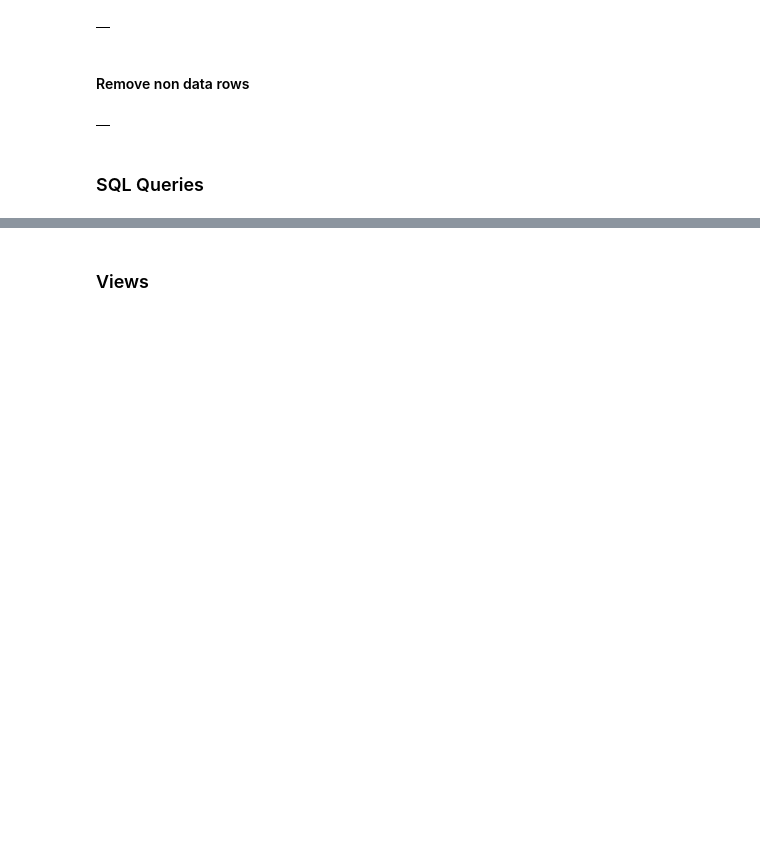
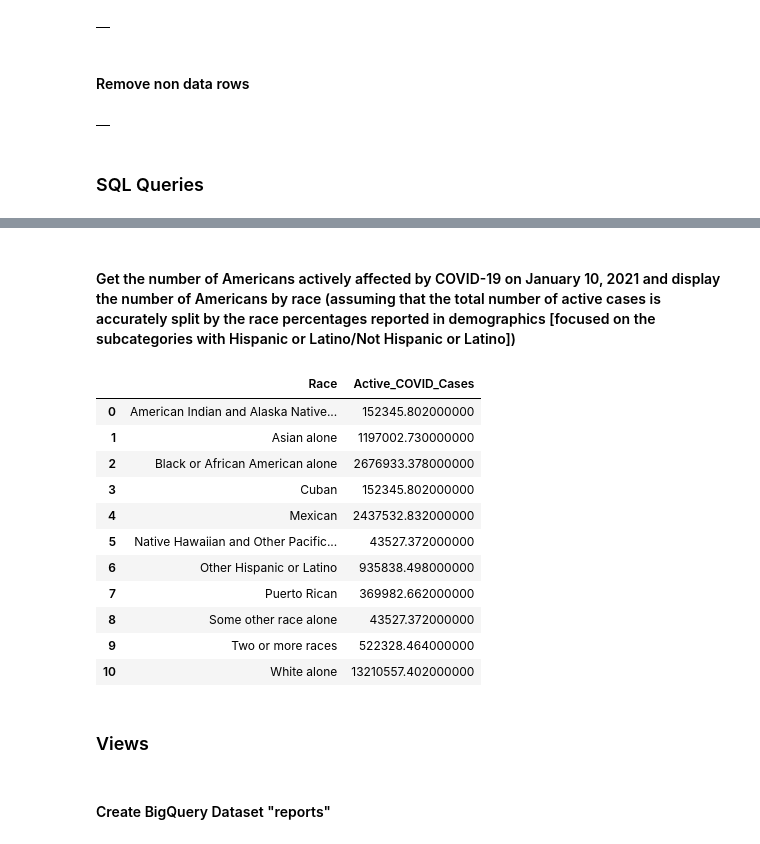
Before and after one commit to kimmisin/Elements-of-Databases, a Jupyter notebook: milestone2.ipynb, the cells around one changed output, grey strips where cells are left out. Drawn from its saved outputs; the diff is of its cells as text; code cells hidden in the pictures; blank space fills up the shorter version.

```diff
--- a/milestone2.ipynb
+++ b/milestone2.ipynb
@@ -1217,2 +1278,30 @@ WHERE estimate IS null AND error_margin IS null AND percent IS null AND error_ma
+# %% [markdown]
+#### Get the number of Americans actively affected by COVID-19 on January 10, 2021 and display the number of Americans by race (assuming that the total number of active cases is accurately split by the race percentages reported in demographics [focused on the subcategories with Hispanic or Latino/Not Hispanic or Latino])
+# %%
+%%bigquery
+SELECT d.label AS Race, (d.percent/100)*
+                                        (SELECT SUM(active)
+                                        FROM datamart.cases AS c
+                                        JOIN datamart.locations AS l ON c.location_id=l.id
+                                        WHERE l.country='US' AND last_update between '2021-01-10' and '2021-01-10 23:59:59') AS Active_COVID_Cases
+FROM datamart.demographics AS d
+WHERE (subcategory1='Hispanic or Latino' AND label IN ('Mexican', 'Puerto Rican', 'Cuban', 'Other Hispanic or Latino'))
+OR (subcategory1='Not Hispanic or Latino' AND label IN ('White alone', 'Black or African American alone', 'American Indian and Alaska Native alone', 'Asian alone', 'Native Hawaiian and Other Pacific Islander alone', 'Some other race alone', 'Two or more races'))
+ORDER BY Race
+# %% [output]
+|  | Race | Active_COVID_Cases |
+| 0 | American Indian and Alaska Native... | 152345.802000000 |
+| 1 | Asian alone | 1197002.730000000 |
+| 2 | Black or African American alone | 2676933.378000000 |
+| 3 | Cuban | 152345.802000000 |
+| 4 | Mexican | 2437532.832000000 |
+| 5 | Native Hawaiian and Other Pacific... | 43527.372000000 |
+| 6 | Other Hispanic or Latino | 935838.498000000 |
+| 7 | Puerto Rican | 369982.662000000 |
+| 8 | Some other race alone | 43527.372000000 |
+| 9 | Two or more races | 522328.464000000 |
+| 10 | White alone | 13210557.402000000 |
 # %% [markdown]
 ### Views
+# %% [markdown]
+#### Create BigQuery Dataset "reports"
```
Also changed, not shown: parts of 6 cells of this notebook.
